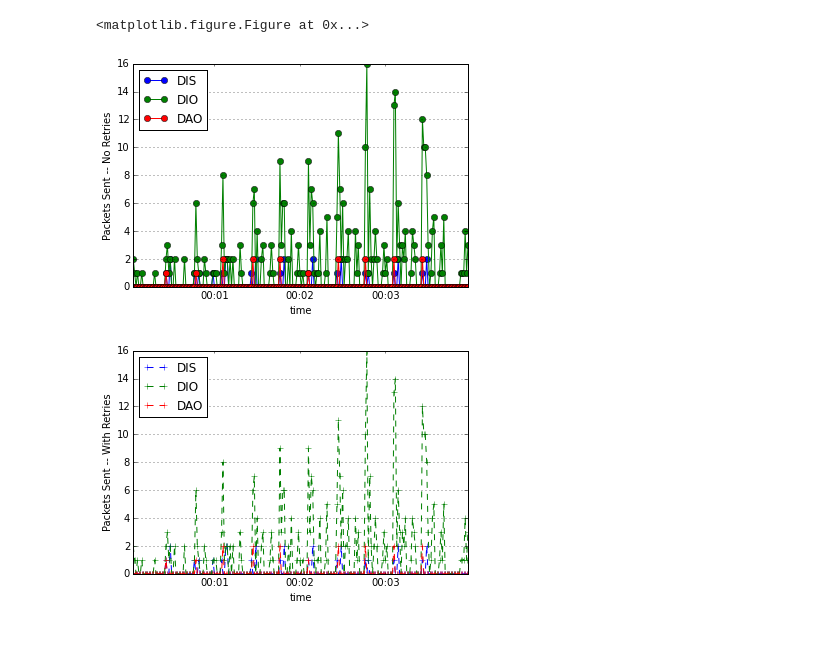
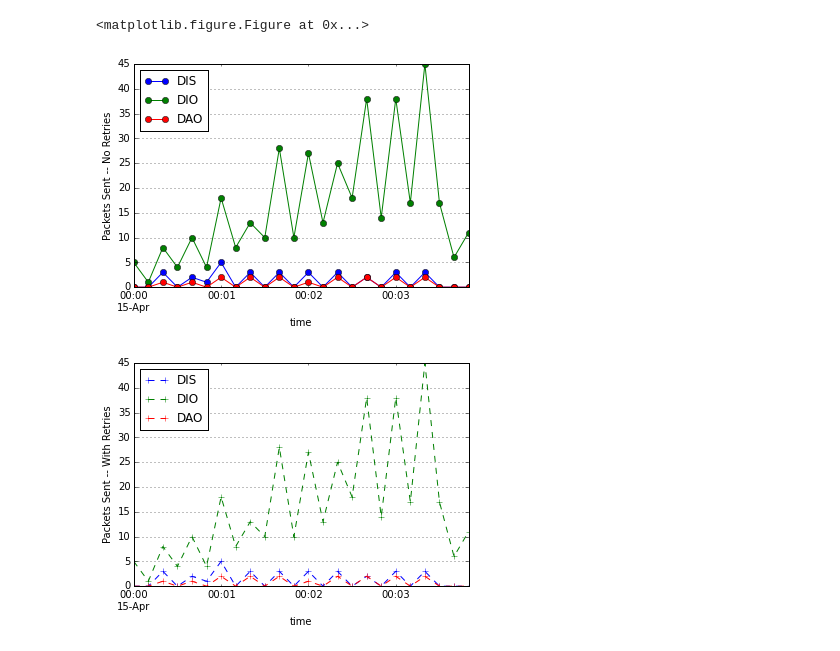
Before and after one commit to gtfierro/cs268-project, a Jupyter notebook: capture/data/plot_packet_trace.ipynb, the cells around one changed output. Saved outputs shown, nothing was run; the diff lists cells and outputs as text; code cells hidden in the pictures.

Commit message:
add data set description, more plots

```diff
--- a/capture/data/plot_packet_trace.ipynb
+++ b/capture/data/plot_packet_trace.ipynb
@@ -44,7 +44,7 @@ def parse_filename_rpl(fn):
     d.loc[(d['code'] == 2), 'DAO'] = 1
     return d
 
-def plot_rpl(filename):
+def plot_rpl(filename, resample='1s'):
     d = parse_filename_rpl(filename)
 
     pf = d[['time','src','seqno','DIS','DIO','DAO']]
@@ -52,21 +52,21 @@ def plot_rpl(filename):
     pf_pkt = pf.drop_duplicates(subset=['src','seqno'])
 
     plt.clf()
-    f1 = pf_pkt.resample('1s',how='sum').fillna(0).plot(style='-o')
+    f1 = pf_pkt.resample(resample,how='sum').fillna(0).plot(style='-o')
     f1.set_ylabel('Packets Sent -- No Retries')
 
-    f2 = pf.resample('1s',how='sum').fillna(0).plot(style='--+')
+    f2 = pf.resample(resample,how='sum').fillna(0).plot(style='--+')
     f2.set_ylabel('Packets Sent -- With Retries')
 
-def plot_serp(filename):
+def plot_serp(filename, resample='1s'):
     d = parse_filename_serp(filename)
     pf = d[['time','src','seqno','RS','MeshInfo','MeshAnnounce']]
     pf = pf.set_index('time')
     pf_pkt = pf.drop_duplicates(subset=['src','seqno'])
 
     plt.clf()
-    f1 = pf_pkt.resample('1s',how='sum').fillna(0).plot(style='-o')
+    f1 = pf_pkt.resample(resample,how='sum').fillna(0).plot(style='-o')
     f1.set_ylabel('Packets Sent -- No Retries')
 
-    f2 = pf.resample('1s',how='sum').fillna(0).plot(style='--+')
+    f2 = pf.resample(resample,how='sum').fillna(0).plot(style='--+')
     f2.set_ylabel('Packets Sent -- With Retries')
@@ -82,6 +86,6 @@ plot_serp('SERP-1hop-10nodes-incremental-notraffic-run1.csv')
 # %%
-plot_rpl('RPL-1hop-10nodes-incremental-notraffic-run1.csv')
+plot_rpl('RPL-1hop-10nodes-incremental-notraffic-run1.csv', '10s')
 # %% [output]
 <matplotlib.figure.Figure at 0x...>
-[figure, old version]
+[figure, new version]
-[figure, old version]
+[figure, new version]
```
Also changed, not shown: parts of 4 cells of this notebook, 1 other file.
